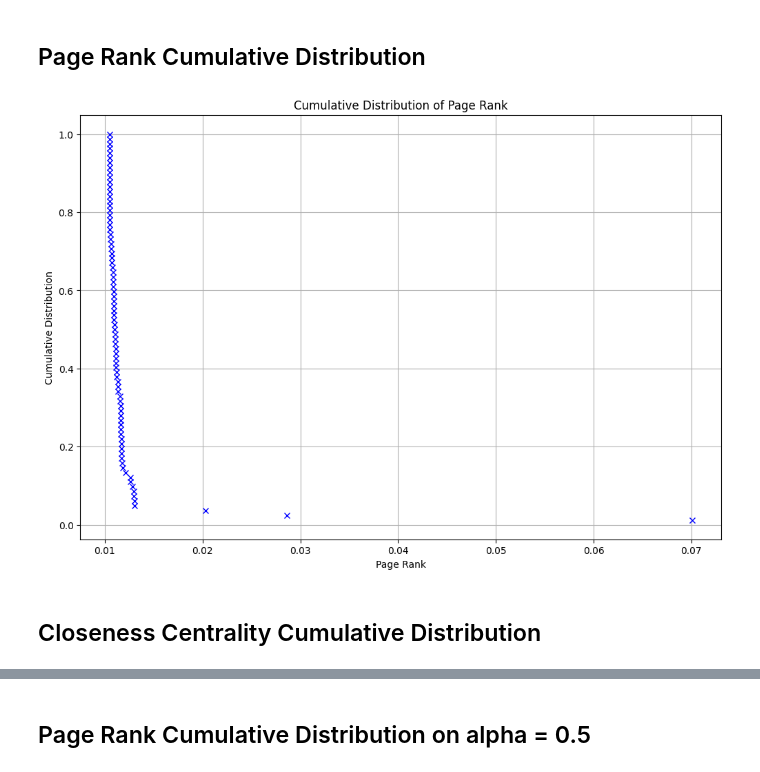
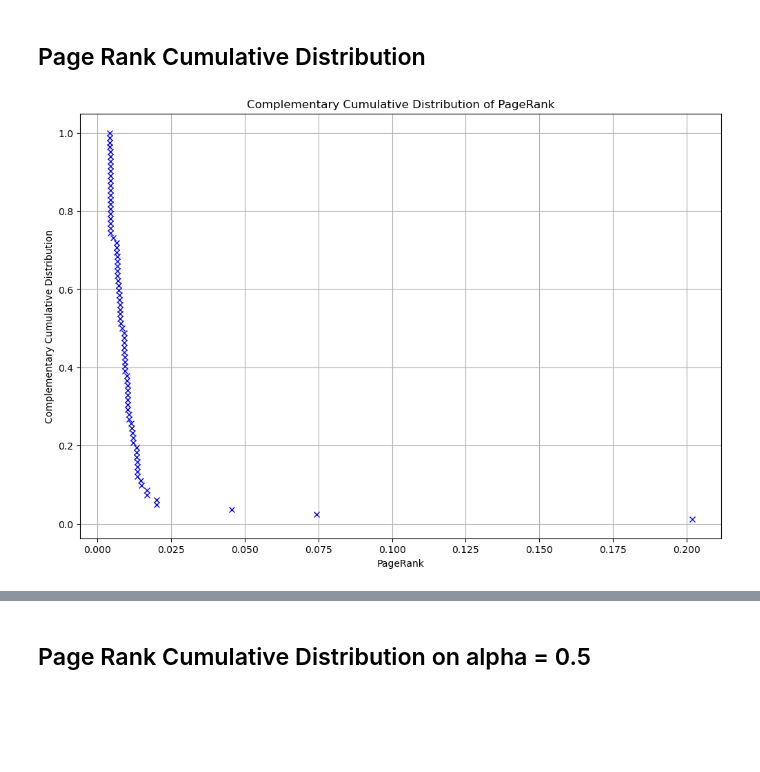
Before and after one commit to MattiaCervelli/Group-Project-SNA, a Jupyter notebook: Final_Graph(complete).ipynb, the cells around one changed output, grey strips where cells are left out. Drawn from its saved outputs; the diff is of its cells as text; code cells hidden in the pictures; blank space fills up the shorter version.

```diff
--- a/Final_Graph(complete).ipynb
+++ b/Final_Graph(complete).ipynb
@@ -420,0 +381,30 @@ print(pagerank_scores)
+# %%
+def compute_pagerank(G, alpha=0.15, max_iter=100, convergence=1e-6):
+    N = len(G)
+    if N == 0:
+        return {}
+    rank = {node: 1/N for node in G}
+
+    out_links = {node: len(list(G.neighbors(node))) for node in G}
+
+    for iteration in range(max_iter):
+        new_rank = {}
+        for node in G:
+            rank_sum = sum(rank[neighbor] / out_links[neighbor] for neighbor in G.neighbors(node))
+            new_rank[node] = (alpha/N) + (1-alpha) * rank_sum
+        if all(abs(new_rank[node] - rank[node]) <= convergence for node in G):
+            return new_rank, iteration + 1
+
+        rank = new_rank
+
+    return rank, max_iter
+# %%
+# Run the custom PageRank function with ff as 1 - alpha
+pagerank, iterations = compute_pagerank(G, alpha=0.15)
+
+# Run the built-in NetworkX PageRank function with alpha set to 0.85 (which is 1 - ff)
+pagerank_nx = nx.pagerank(G, alpha=0.85)
+
+print("Custom PageRank iterations:", iterations)
+for node in sorted(pagerank):
+    print(f"Node {node}: Custom PageRank = {pagerank[node]}, NetworkX PageRank = {pagerank_nx[node]}")
@@ -436,19 +460,17 @@ Is obvious by the plot of the graph that node 22 is the most central and the pos
 # %% [markdown]
 ## Page Rank Cumulative Distribution ##
 # %%
-pagerank_values = sorted(list(pagerank_scores.values()))
+PR_values = sorted(list(pagerank.values()))
 
-ccdf_y = np.arange(1, len(pagerank_values) + 1)[::-1] / len(pagerank_values)
-ccdf_x = pagerank_values
+ccdf_y = np.arange(1, len(PR_values) + 1)[::-1] / len(PR_values)
+ccdf_x = PR_values
 
 plt.figure(figsize=(12,8))
 plt.plot(ccdf_x, ccdf_y, "x", color='blue')
-plt.xlabel('Page Rank')
-plt.ylabel('Cumulative Distribution')
-plt.title('Cumulative Distribution of Page Rank')
+plt.xlabel('PageRank')
+plt.ylabel('Complementary Cumulative Distribution')
+plt.title('Complementary Cumulative Distribution of PageRank')
 plt.grid(True, which="both")
 plt.show()
 # %% [output]
-[figure, old version]
+[figure, new version]
-# %% [markdown]
-## Closeness Centrality Cumulative Distribution ##
```
Also changed, not shown: parts of 17 cells of this notebook.
